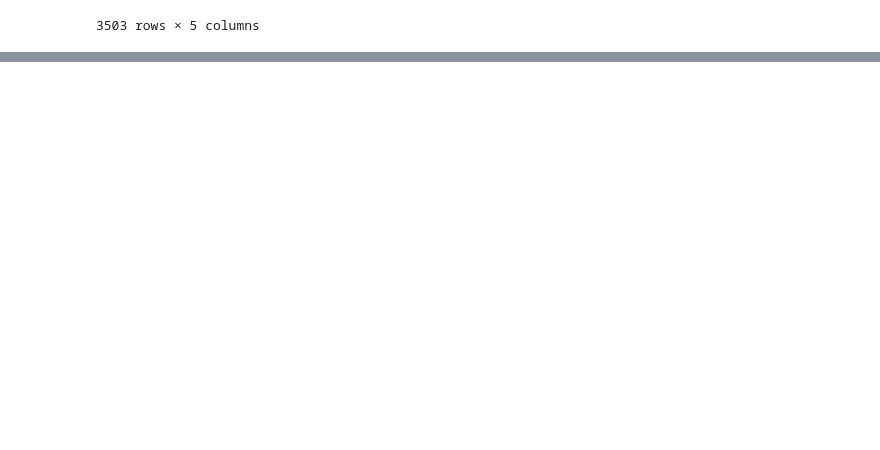
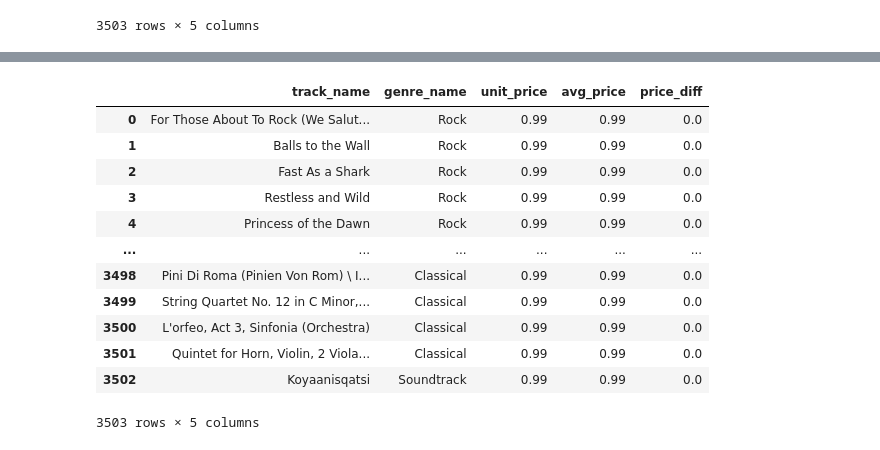
Before and after one commit to mcagriardic/sql-pandas-equivalents, a Jupyter notebook: notebooks/pd__chinook_practice.ipynb, the cells around one changed output, grey strips where cells are left out. Cells and saved outputs as stored; diff of their text form; code cells hidden in the pictures; blank space fills up the shorter version.

```diff
--- a/notebooks/pd__chinook_practice.ipynb
+++ b/notebooks/pd__chinook_practice.ipynb
@@ -195,0 +245,27 @@ Order by genre name, then by rank.
+# %%
+# instead of .mean(), I should have used .transform("mean"), so that it broadcasts
+(
+    track
+    .merge(genre, on="genre_id", suffixes=["_t", "_g"])
+    .assign(
+        avg_price=lambda x: x.groupby("genre_id")["unit_price"].transform("mean").round(2),
+        price_diff=lambda x: round(x["unit_price"] - x["avg_price"], 2)
+    )
+    .rename(columns={"name_t": "track_name", "name_g": "genre_name"})
+    [["track_name", "genre_name", "unit_price", "avg_price", "price_diff"]]
+    .sort_values(by="price_diff", ascending=False)
+)
+# %% [output]
+|  | track_name | genre_name | unit_price | avg_price | price_diff |
+| 0 | For Those About To Rock (We Salut... | Rock | 0.99 | 0.99 | 0.0 |
+| 1 | Balls to the Wall | Rock | 0.99 | 0.99 | 0.0 |
+| 2 | Fast As a Shark | Rock | 0.99 | 0.99 | 0.0 |
+| 3 | Restless and Wild | Rock | 0.99 | 0.99 | 0.0 |
+| 4 | Princess of the Dawn | Rock | 0.99 | 0.99 | 0.0 |
+| ... | ... | ... | ... | ... | ... |
+| 3498 | Pini Di Roma (Pinien Von Rom) \ I... | Classical | 0.99 | 0.99 | 0.0 |
+| 3499 | String Quartet No. 12 in C Minor,... | Classical | 0.99 | 0.99 | 0.0 |
+| 3500 | L'orfeo, Act 3, Sinfonia (Orchestra) | Classical | 0.99 | 0.99 | 0.0 |
+| 3501 | Quintet for Horn, Violin, 2 Viola... | Classical | 0.99 | 0.99 | 0.0 |
+| 3502 | Koyaanisqatsi | Soundtrack | 0.99 | 0.99 | 0.0 |
+3503 rows × 5 columns
```
Also changed, not shown: parts of 14 cells of this notebook.
